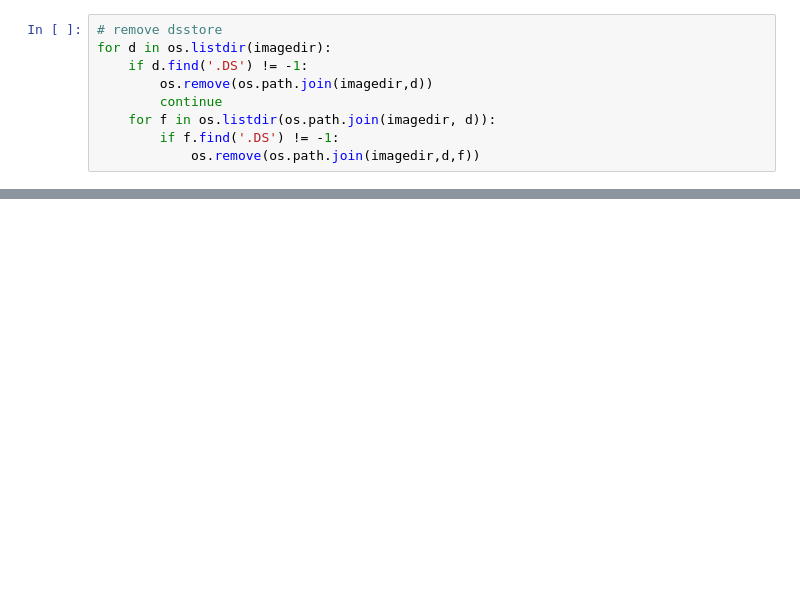
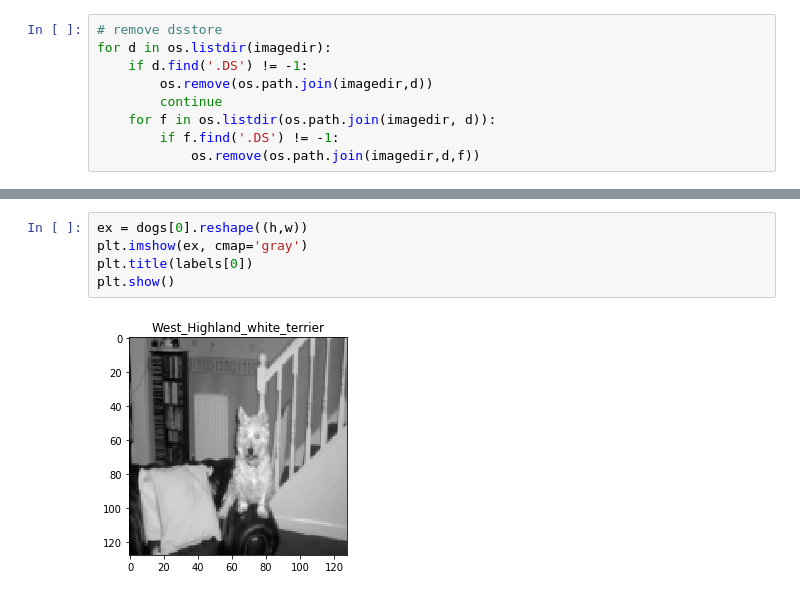
Before and after one commit to ncmatson/SMU_ML_Labs, a Jupyter notebook: 07smuml/lab7_yichen.ipynb, the cells around one changed output, grey strips where cells are left out. Saved outputs shown, nothing was run; the diff lists cells and outputs as text; blank space fills up the shorter version.

```diff
--- a/07smuml/lab7_yichen.ipynb
+++ b/07smuml/lab7_yichen.ipynb
@@ -113,0 +98,7 @@ df
+# %%
+ex = dogs[0].reshape((h,w))
+plt.imshow(ex, cmap='gray')
+plt.title(labels[0])
+plt.show()
+# %% [output]
+[figure, added]
```
Also changed, not shown: parts of 19 cells of this notebook.
